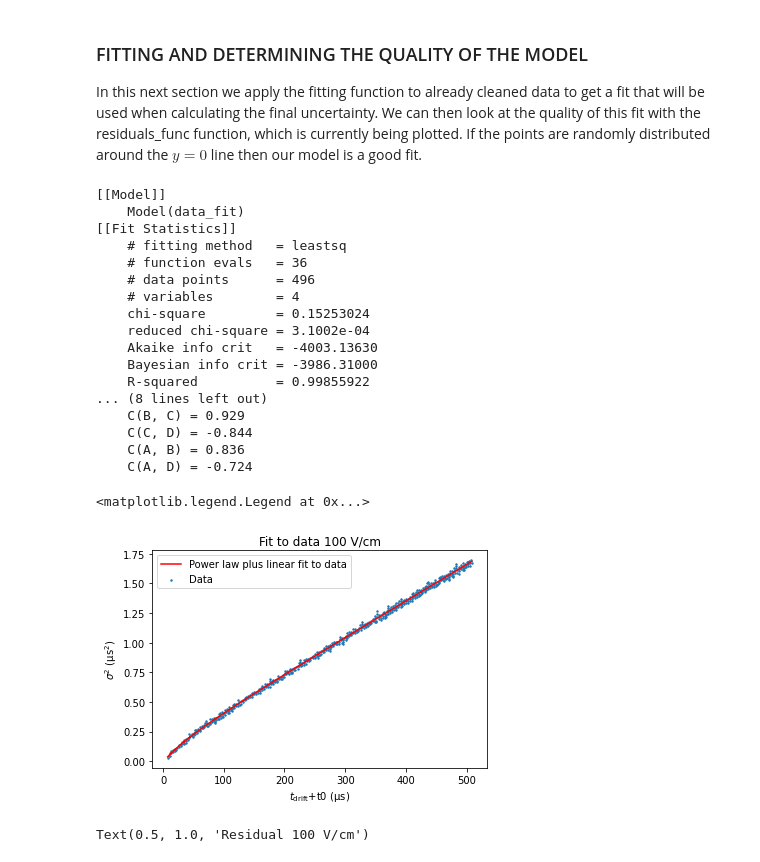
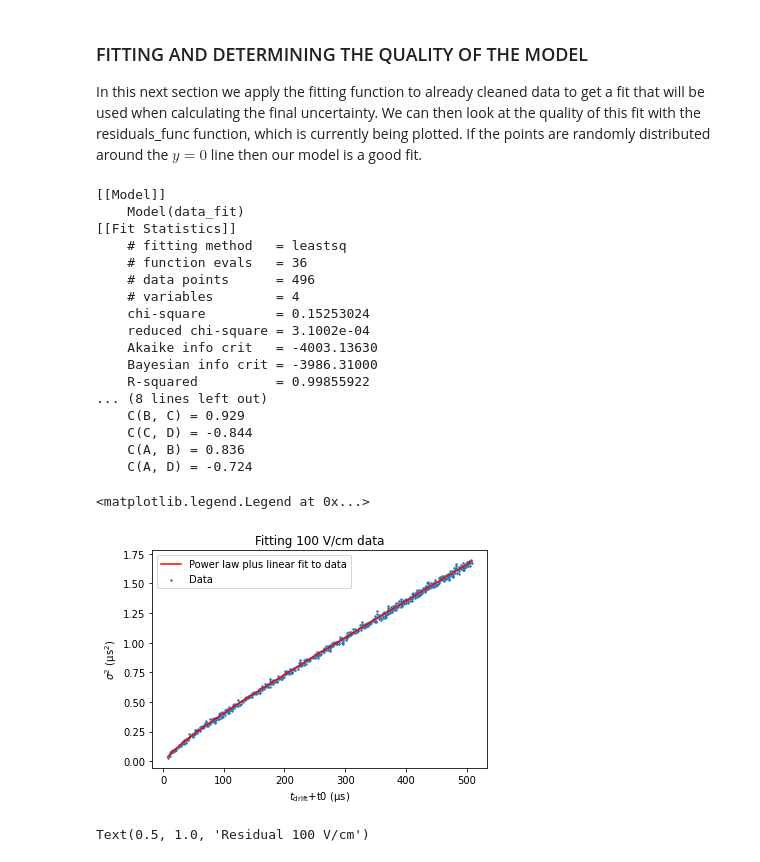
Before and after one commit to andrewmogan/difflar, a Jupyter notebook: python/notebooks/Coulomb_Repulsion_Study.ipynb, the cells around one changed output. Cells and saved outputs as stored; diff of their text form; code cells hidden in the pictures.

```diff
--- a/python/notebooks/Coulomb_Repulsion_Study.ipynb
+++ b/python/notebooks/Coulomb_Repulsion_Study.ipynb
@@ -404,35 +411,36 @@ In this next section we apply the fitting function to already cleaned data to ge
 data = cleaning_func(data_list[0])
 x = data[0]
 y = data[1]
 
 fitting_params = data_fitting(x, y)
 
 plt.scatter(x, y, marker='.', s=8, label='Data')
 plt.plot(np.array(x), fitting_params[0]*((np.array(x))+fitting_params[1])**fitting_params[2]+fitting_params[3]*((np.array(x))+fitting_params[1]), color='red', label='Power law plus linear fit to data')
 plt.xlabel('$t_{\mathrm{drift}}$$+$t0 (µs)')
 plt.ylabel('$\sigma^2$ (µs$^2$)')
-plt.title('Fit to data 100 V/cm')
+plt.title('Fitting 100 V/cm data')
 plt.legend()
+# plt.savefig('Data_fit.pdf')
 # %% [output]
 [[Model]]
     Model(data_fit)
 [[Fit Statistics]]
     # fitting method   = leastsq
     # function evals   = 36
     # data points      = 496
     # variables        = 4
     chi-square         = 0.15253024
     reduced chi-square = 3.1002e-04
     Akaike info crit   = -4003.13630
     Bayesian info crit = -3986.31000
     R-squared          = 0.99855922
 ... (8 lines left out)
     C(B, C) = 0.929
     C(C, D) = -0.844
     C(A, B) = 0.836
     C(A, D) = -0.724
 <matplotlib.legend.Legend at 0x...>
-[figure, old version]
+[figure, new version]
 # %%
 ######################
 # PLOTTING RESIDUALS #
```
Also changed, not shown: parts of 3 cells of this notebook.
